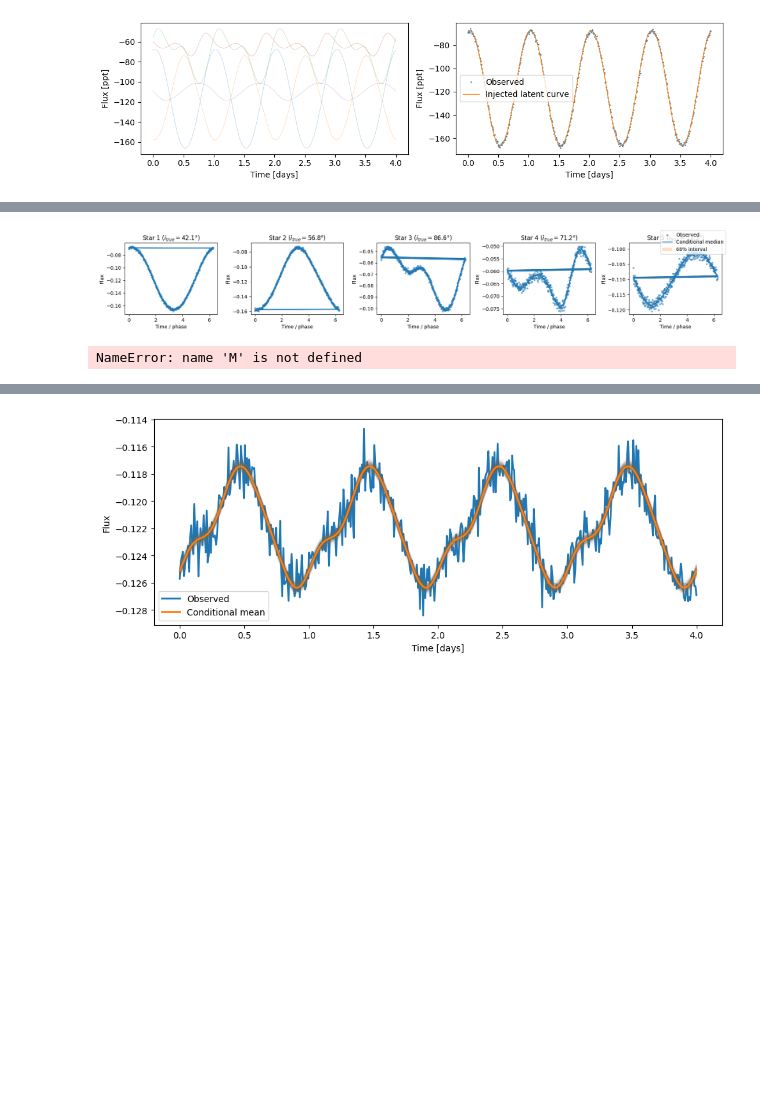
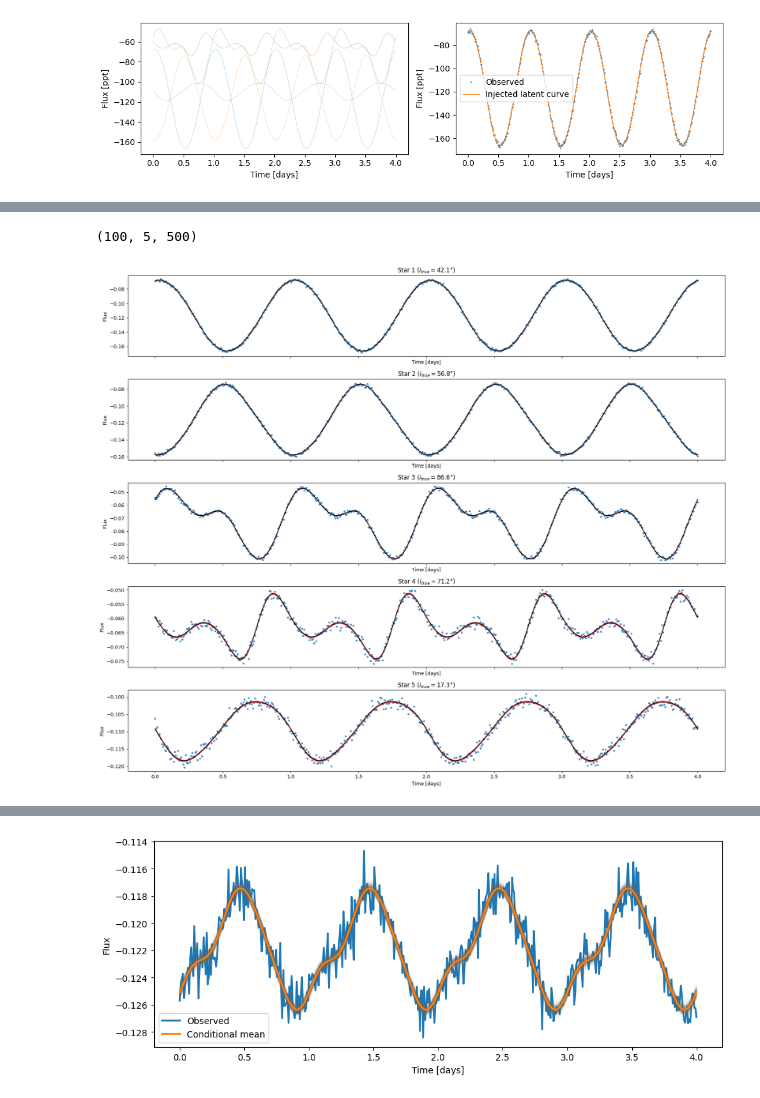
Before and after one commit to farr/StarryStarryProcessJaxoplanet, a Jupyter notebook: inferring_active_lats_inc.ipynb, the cells around one changed output, grey strips where cells are left out. Drawn from its saved outputs; the diff is of its cells as text; code cells hidden in the pictures; blank space fills up the shorter version.

```diff
--- a/inferring_active_lats_inc.ipynb
+++ b/inferring_active_lats_inc.ipynb
@@ -369,10 +369,13 @@ n_samples = len(a_post)
 ncurves, nt = f.shape
 
 rng = np.random.default_rng(42)
-draw_indices = rng.choice(n_samples,size=min(n_draws, n_samples),replace=False)
+draw_indices = rng.choice(n_samples, size=min(n_draws, n_samples), replace=False)
 
 key = jax.random.PRNGKey(123)
 conditional_flux_draws = []
+
+design_matrix_jit = jax.jit(lambda inc: sp.design_matrix(theta=theta, inc=inc, obl=obl, period=period))
+conditional_flux_jit = jax.jit(StarryProcess.sample_conditional_flux, static_argnames=("nsamples",))
 
 for idx in draw_indices:
     alpha, beta = ab_to_alpha_beta(a_post[idx], b_post[idx])
@@ -393,24 +396,16 @@ for idx in draw_indices:
     for j in range(ncurves):
         inc_j = inc_post[idx, j]
 
-        M_j = sp_draw.design_matrix(
-            theta=theta,
-            inc=inc_j,
-            obl=obl,
-            period=period,
-            # u=u,
-        )
-
+        M_j = design_matrix_jit(inc_j)
         key, sample_key = jax.random.split(key)
-
-        flux_cond = StarryProcess.sample_conditional_flux(
+        flux_cond = conditional_flux_jit(
             mean_ylm=mean_ylm,
             cov_ylm=cov_ylm,
             f=f[j],
             M=M_j,
             ferr=ferr,
             key=sample_key,
-            nsamples=1
+            nsamples=1,
         )
 
         fluxes_this_draw.append(flux_cond[0, 0, :])
@@ -418,9 +413,13 @@ for idx in draw_indices:
     conditional_flux_draws.append(jnp.stack(fluxes_this_draw))
 
 conditional_flux_draws = np.asarray(jnp.stack(conditional_flux_draws))
+# %%
+conditional_flux_draws.shape
+# %% [output]
+(100, 5, 500)
 # %%
-ncols = 5
-nrows = int(np.ceil(ncurves / ncols))
+ncols = 1
+nrows = 5
 
 fig, axes = plt.subplots(
     nrows,
@@ -431,7 +430,7 @@ fig, axes = plt.subplots(
 
 axes = np.asarray(axes).ravel()
 
-x = np.asarray(theta)
+x = np.unwrap(np.asarray(theta)) / (2 * np.pi) * period
 f_obs = np.asarray(f)
 
 for j, ax in enumerate(axes[:ncurves]):
@@ -439,48 +438,41 @@ for j, ax in enumerate(axes[:ncurves]):
 
     flux_med = np.median(draws_j, axis=0)
     flux_lo = np.percentile(draws_j, 16, axis=0)
     flux_hi = np.percentile(draws_j, 84, axis=0)
 
     ax.scatter(
         x, f_obs[j],
         s=8,
-        alpha=0.5,
+        alpha=0.8,
         label="Observed",
     )
 
     ax.plot(
         x, flux_med,
         linewidth=1.5,
-        label="Conditional median",
+        label="conditional median",
+        color='black'
     )
 
     ax.fill_between(
         x, flux_lo, flux_hi,
-        alpha=0.25,
-        label="68% interval",
+        alpha=0.55,
+        label="1 sigma",
+        color='red'
     )
 
     ax.set_title(
         f"Star {j + 1} "
         f"($i_{{true}}={np.rad2deg(float(inclinations_true[j])):.1f}°$)"
     )
-    ax.set_xlabel("Time / phase")
+    ax.set_xlabel("Time [days]")
     ax.set_ylabel("Flux")
 
-for j in range(ncurves, len(axes)):
-    fig.delaxes(axes[j])
-
-handles, labels = axes[0].get_legend_handles_labels()
-fig.legend(handles, labels, loc="upper right")
 
 fig.tight_layout()
 plt.show()
 # %% [output]
-[figure, old version]
+[figure, new version]
-# %%
-flux_cond = sp.sample_conditional_flux(mean_ylm=mean_ylm,cov_ylm=cov_ylm,f=f,M=,ferr=ferr,key=key,nsamples=500)
-# %% [output]
-NameError: name 'M' is not defined
 # %%
 flux_cond.shape
 # %% [output]
```
Also changed, not shown: parts of 9 cells of this notebook, 2 other files.
